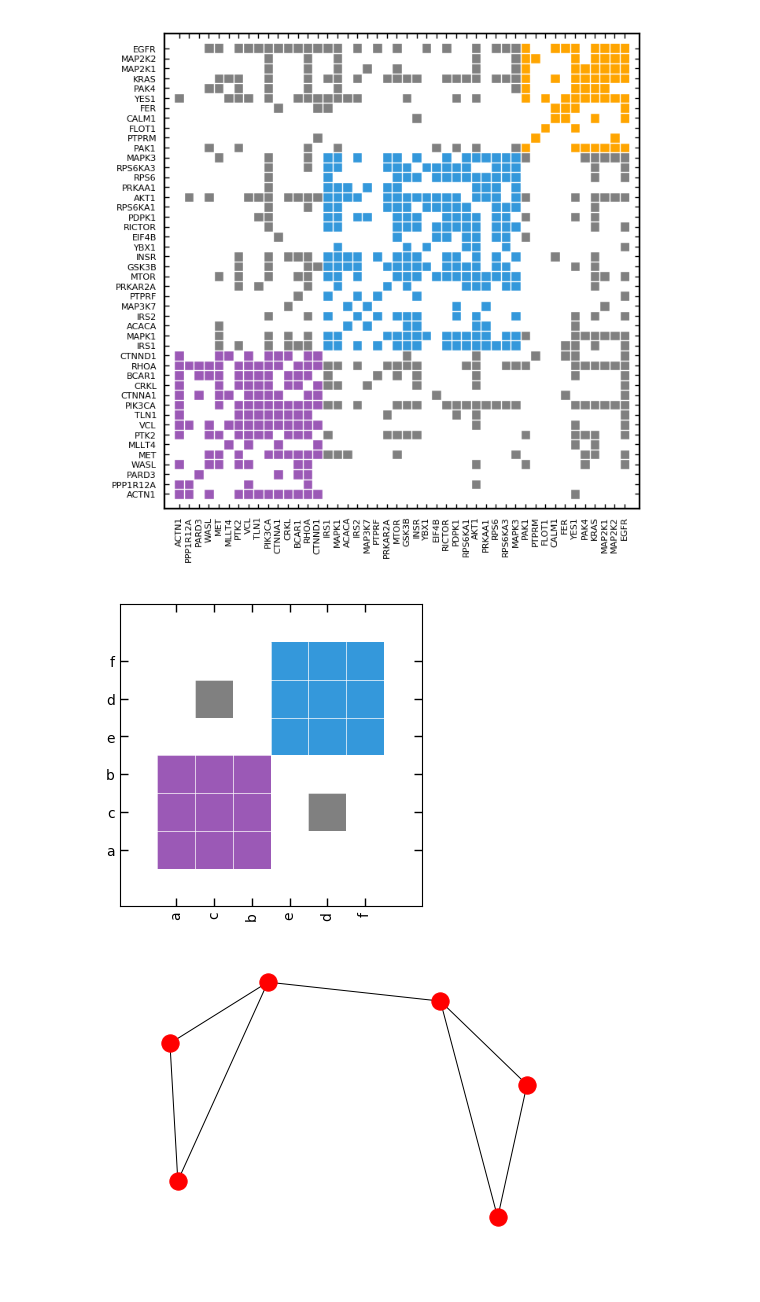
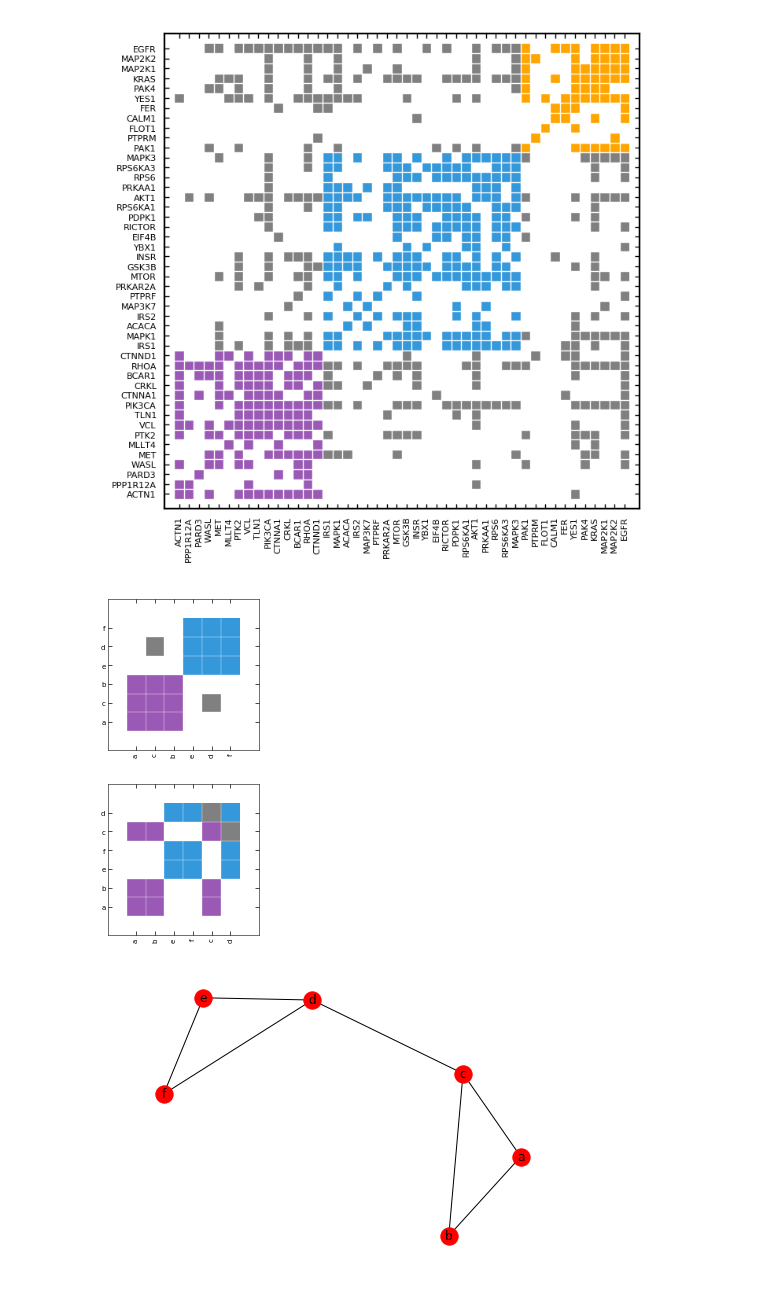
Before and after one commit to brentkuenzi/Systems-Pharmacology, a Jupyter notebook: Analysis Functions.ipynb, the cells around one changed output. Cells and saved outputs as stored; diff of their text form; code cells hidden in the pictures.

```diff
--- a/Analysis Functions.ipynb
+++ b/Analysis Functions.ipynb
@@ -748,8 +748,7 @@ def plot_adjacency(edges,NodeOrderColumn,node_attr = None,NodeName = "Name",Comm
     import matplotlib.patches as patches
     import matplotlib.lines as mlines
     import numpy as np
-    import types
-    impor
+    import networkx as nx
     if type(edges) == nx.classes.graph.Graph:
         edges, node_attr = nx_toDataFrames(edges,CommunityCol,[NodeOrderColumn])
     if type(edges) == pd.core.frame.DataFrame:
@@ -837,6 +824,22 @@ G.node['f']["comm"]=2; G.node['f']["eigen"]=0.5; G.node['f']["btwn"]=0.5
+# %%
+import networkx as nx
+import community # https://github.com/taynaud/python-louvain/
+G = nx.Graph().to_undirected()
+edges = [('a', 'a'),('a', 'b'),('a', 'c'),('b', 'a'),('b', 'c'),('d','c'),('d','e'),('f','d'),('f','e')]
+for (u, v) in edges:
+    G.add_edge(u, v)
+comm = community.best_partition(G)
+btwnness = nx.betweenness_centrality(G)
+eigen = nx.eigenvector_centrality(G)
+for i in btwnness.keys():
+    G.node[i]["btwnness"] = btwnness[i]
+    G.node[i]["eigen"] = eigen[i]
+    G.node[i]["comm"] = comm[i]
 # %%
-plot_adjacency(G,'comm',dpi=100,labelsize=10,tickwidth=1,ticklength=6)
-nx.draw(G)
+plot_adjacency(G,'comm',dpi=50,labelsize=10,tickwidth=1,ticklength=6)
+plot_adjacency(G,"btwnness",dpi=50,labelsize=10,tickwidth=1,ticklength=6)
+nx.draw(G,with_labels=True)
 # %% [output]
-[figure, old version]
+[figure, new version]
-[figure, old version]
+[figure, new version]
+[figure, added]
```
Also changed, not shown: parts of 1 cell of this notebook.
